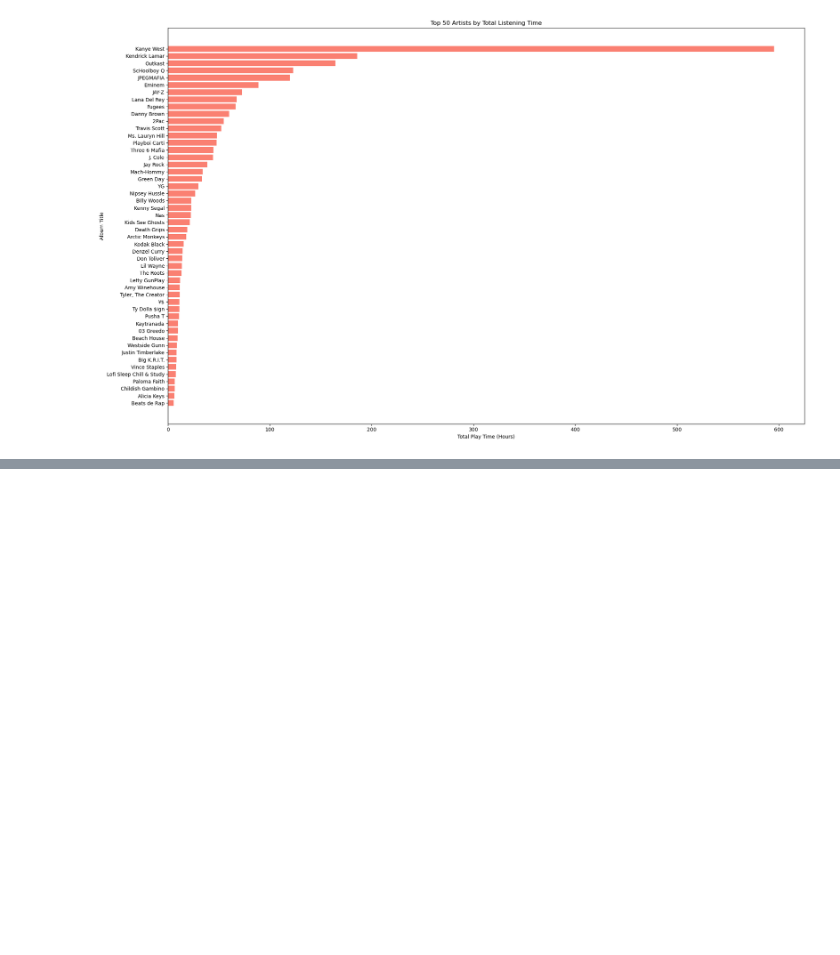
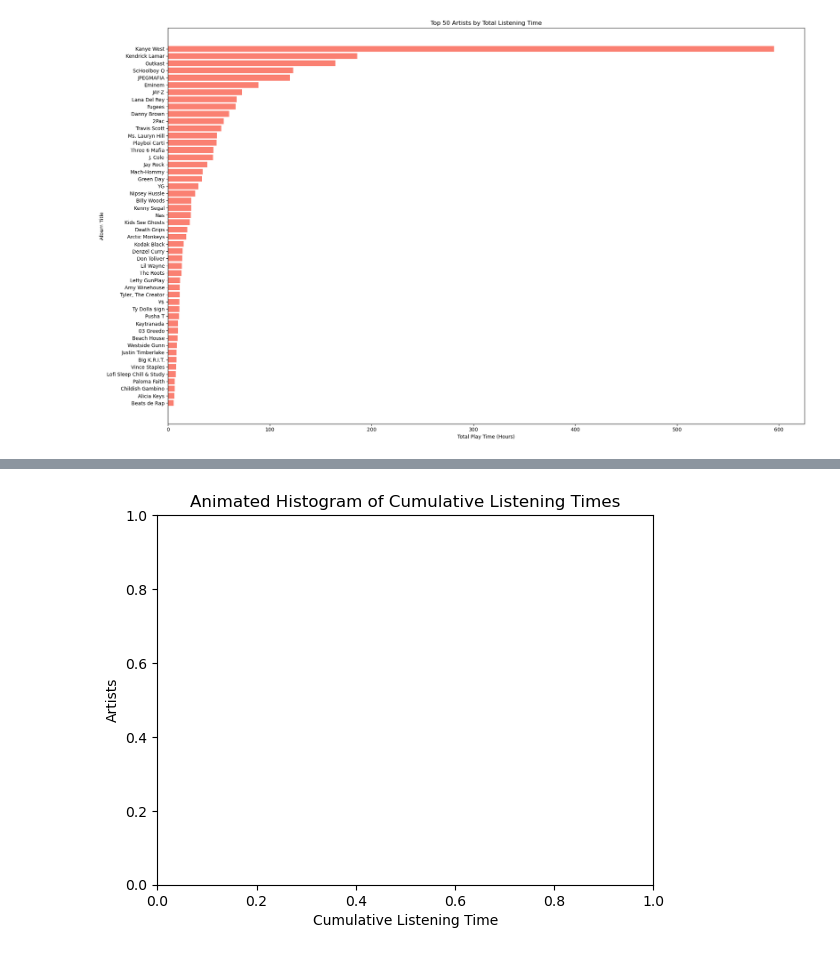
Before and after one commit to jamdays/RiMusicStats, a Jupyter notebook: src/top_albums.ipynb, the cells around one changed output, grey strips where cells are left out. Cells and saved outputs as stored; diff of their text form; code cells hidden in the pictures; blank space fills up the shorter version.

```diff
--- a/src/top_albums.ipynb
+++ b/src/top_albums.ipynb
@@ -240,0 +300,93 @@ plt.show()
+# %%
+import sqlite3
+import pandas as pd
+import matplotlib.pyplot as plt
+from matplotlib.animation import FuncAnimation
+
+# Connect to the SQLite database
+connection = sqlite3.connect('../resources/rimusic_20241229182906.db')
+
+# Query the data to get album total listening time
+query_time = """
+SELECT
+    Artist.name AS artist_name,
+    SUM(Event.playTime) AS total_play_time_ms
+FROM
+    Event
+JOIN
+    Song ON Event.songId = Song.id
+JOIN
+    SongArtistMap ON Song.id = SongArtistMap.songId
+JOIN
+    Artist ON SongArtistMap.artistId = Artist.id
+GROUP BY
+    Artist.id
+ORDER BY
+    total_play_time_ms DESC
+LIMIT 50;
+"""
+
+bars = None
+# Execute the query and fetch the results into a DataFrame
+df_time = pd.read_sql_query(query_time, connection)
+
+# Close the database connection
+connection.close()
+
+# Convert time from milliseconds to hours for easier readability
+df_time['total_play_time_hours'] = df_time['total_play_time_ms'] / (1000 * 60 * 60)
+df_time['cumulative_time'] = 0
+
+connection = sqlite3.connect('../resources/rimusic_20241229182906.db')
+query_events = """
+SELECT
+    Artist.name AS artist_name,
+    Event.timestamp AS timestamp,
+    Event.playtime AS playtime,
+    Event.songId as songId,
+    Event.timestamp as timestamp
+FROM
+    Event
+JOIN
+    Song ON Event.songId = Song.id
+JOIN
+    SongArtistMap ON Song.id = SongArtistMap.songId
+JOIN
+    Artist ON SongArtistMap.artistId = Artist.id
+"""
+
+df_events = pd.read_sql_query(query_events, connection)
+connection.close()
+
+# Initialization function
+def init():
+    global bars
+    bars = ax.bar(df_time['total_play_time_hours'], df_time["artist_name"], color="blue")
+    print(bars)
+    return bars
+
+# Update function for animation
+def update(frame):
+    global bars
+    ax.clear()
+    current_time = df_events["timestamp"].iloc[frame]
+    if df_events["artist_name"].iloc[frame] in df_time["artist_name"]:
+        df_time.loc[df_events["artist_name"].iloc[frame], "cumulative_time"] += df_events["playtime"].iloc[frame]
+    ax.bar(df_time["artist_name"], df_time["cumulative_time"], color="blue")
+    ax.set_title(f"Cumulative Listening Times\nUp to {current_time}")
+    ax.set_ylabel("Artists")
+    ax.set_xlabel("Cumulative Listening Time")
+    ax.set_xlim(0, df_time["cumulative_time"].max() + 10)
+    return ax.patches
+
+# Create the animation
+fig = plt.figure()
+ax = plt.subplot()
+ax.set_title("Animated Histogram of Cumulative Listening Times")
+ax.set_ylabel("Artists")
+ax.set_xlabel("Cumulative Listening Time")
+
+ani = FuncAnimation(fig, update, frames=len(df_events), init_func=init, blit=False)
+plt.show()
+# %% [output]
+[figure, added]
```
Also changed, not shown: parts of 4 cells of this notebook.
